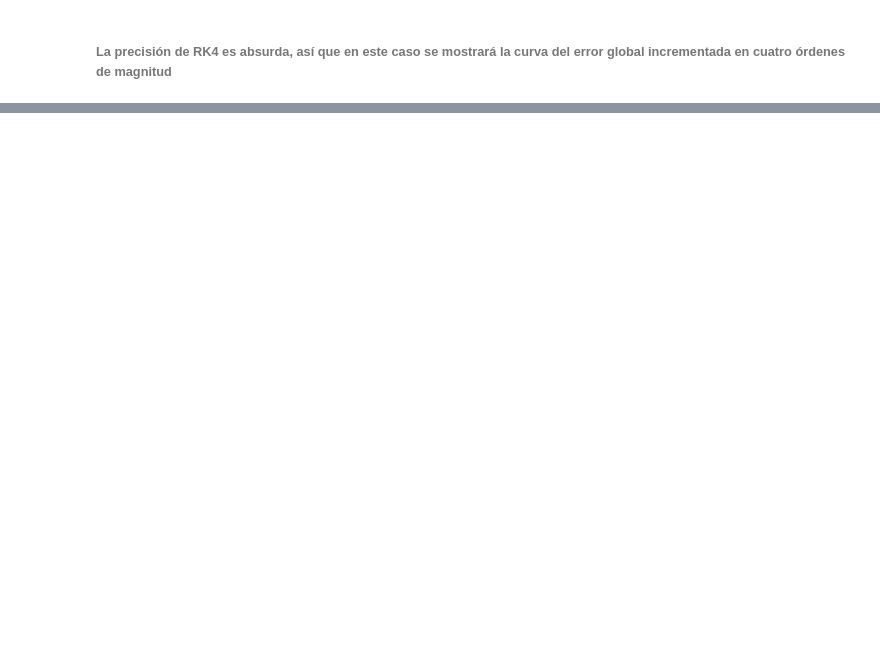
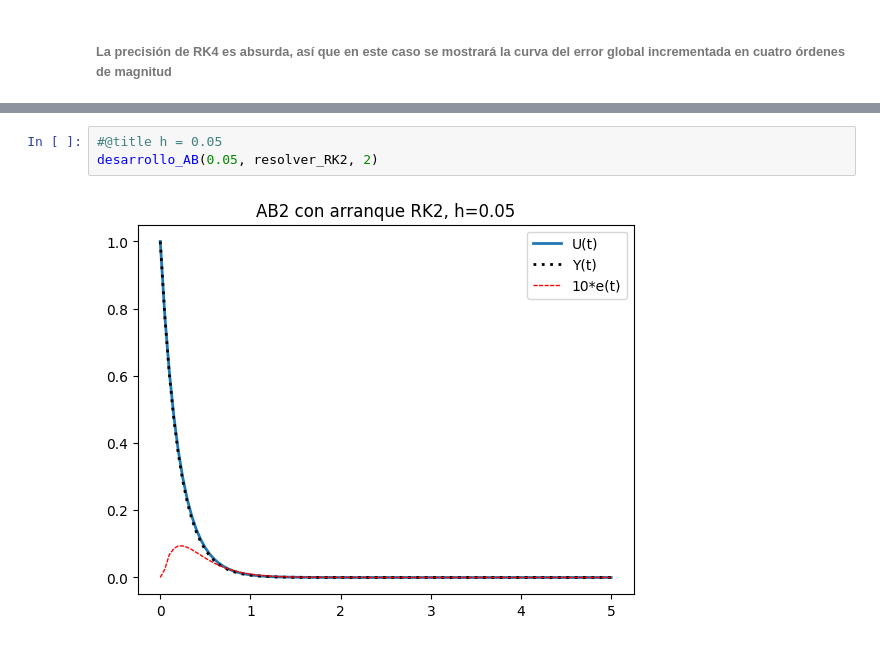
Before and after one commit to sbarreto10/AnalisisNumerico, a Jupyter notebook: LaboNumerico/numerico_practica.ipynb, the cells around one changed output, grey strips where cells are left out. Cells and saved outputs as stored; diff of their text form; blank space fills up the shorter version.

```diff
--- a/LaboNumerico/numerico_practica.ipynb
+++ b/LaboNumerico/numerico_practica.ipynb
@@ -717,0 +765,5 @@ Text(0.5, 1.0, 'RK4, h=0.1')
+# %%
+#@title h = 0.05
+desarrollo_AB(0.05, resolver_RK2, 2)
+# %% [output]
+[figure, added]
```
Also changed, not shown: parts of 28 cells of this notebook.
